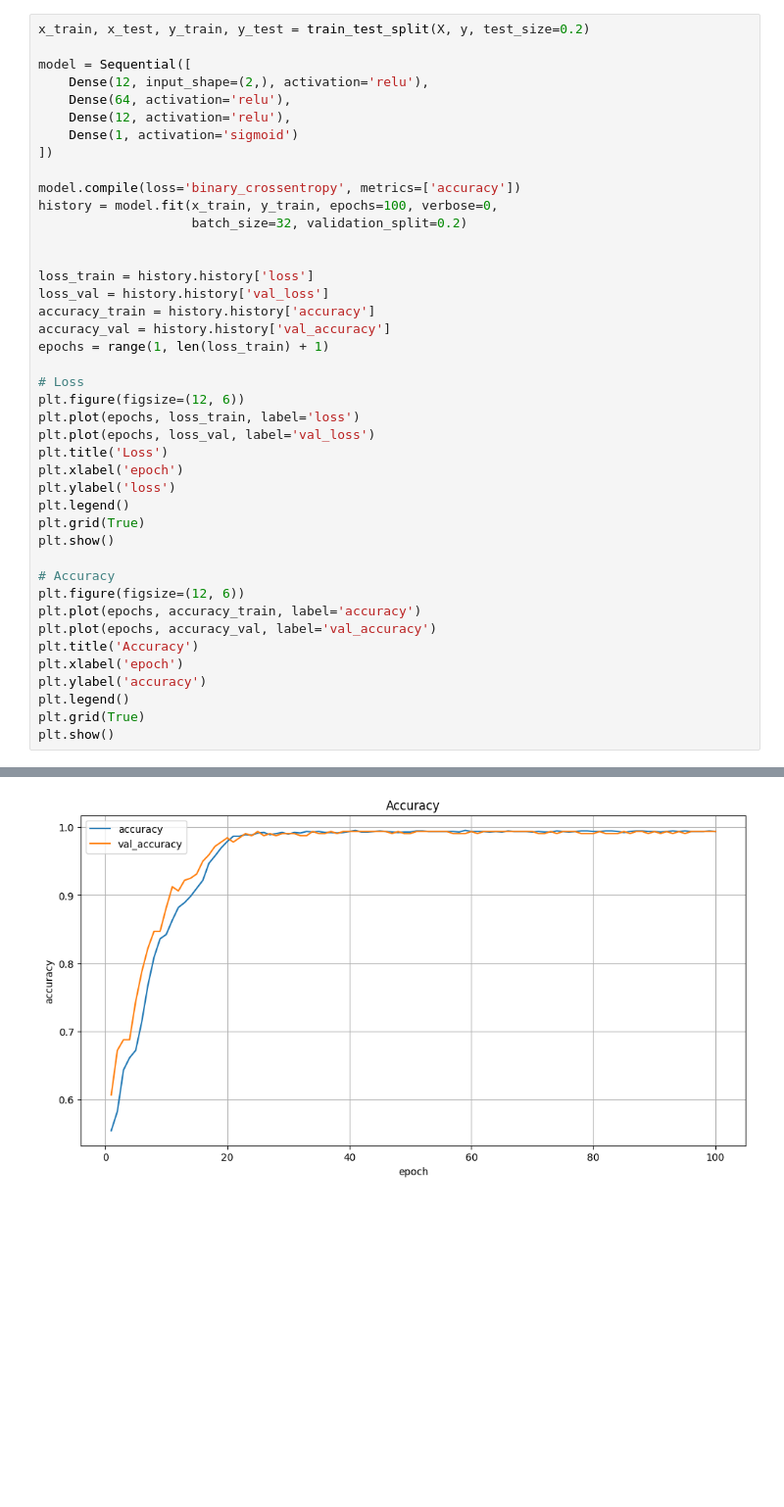
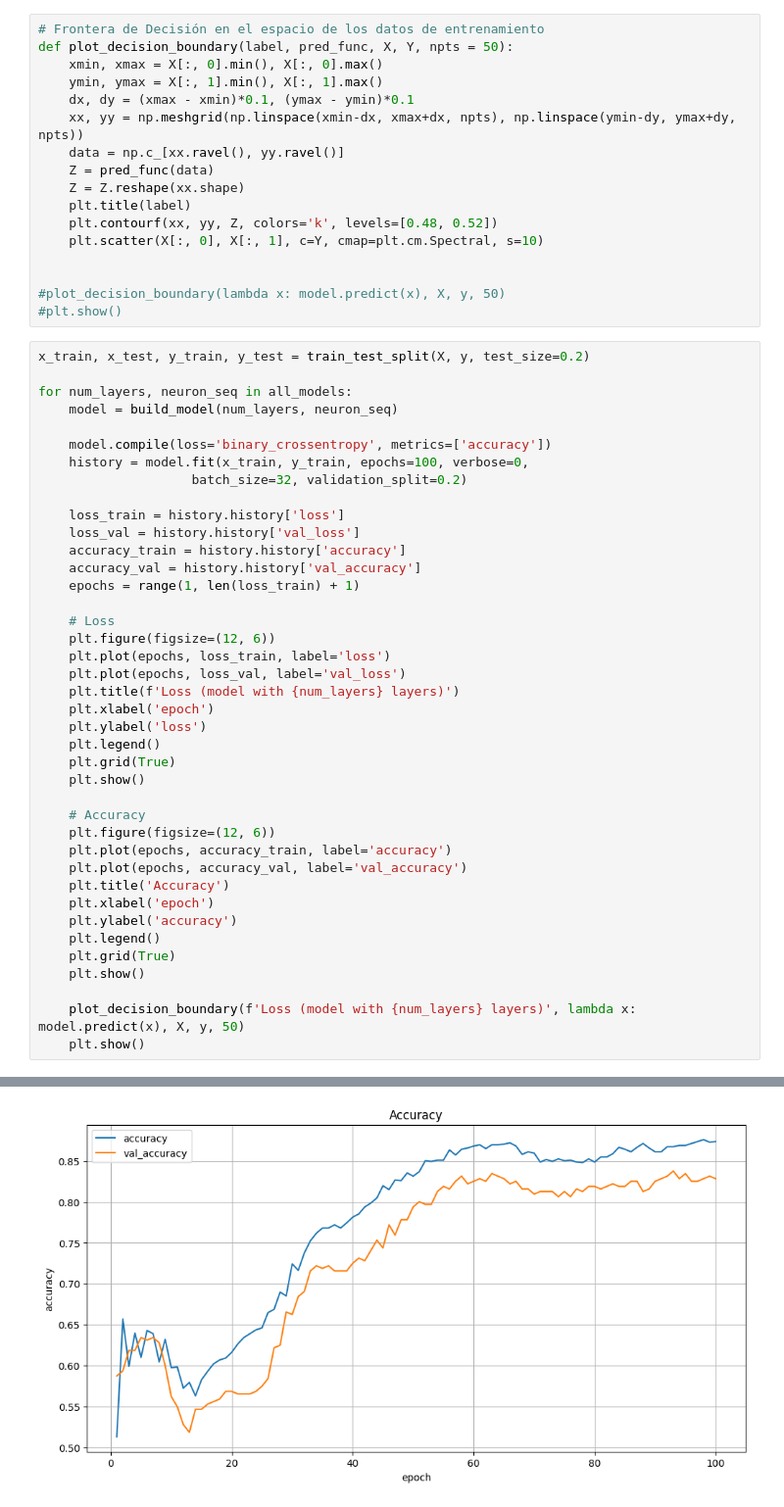
Before and after one commit to AlbertNath/rp-ml-20242, a Jupyter notebook: tarea6-2/rpaa-tarea6.ipynb, the cells around one changed output, grey strips where cells are left out. Shown at 98% size. Drawn from its saved outputs; the diff is of its cells as text; blank space fills up the shorter version.

```diff
--- a/tarea6-2/rpaa-tarea6.ipynb
+++ b/tarea6-2/rpaa-tarea6.ipynb
@@ -39,43 +58,58 @@ plt.show()
+# %%
+# Frontera de Decisión en el espacio de los datos de entrenamiento
+def plot_decision_boundary(label, pred_func, X, Y, npts = 50):
+    xmin, xmax = X[:, 0].min(), X[:, 0].max()
+    ymin, ymax = X[:, 1].min(), X[:, 1].max()
+    dx, dy = (xmax - xmin)*0.1, (ymax - ymin)*0.1
+    xx, yy = np.meshgrid(np.linspace(xmin-dx, xmax+dx, npts), np.linspace(ymin-dy, ymax+dy, npts))
+    data = np.c_[xx.ravel(), yy.ravel()]
+    Z = pred_func(data)
+    Z = Z.reshape(xx.shape)
+    plt.title(label)
+    plt.contourf(xx, yy, Z, colors='k', levels=[0.48, 0.52])
+    plt.scatter(X[:, 0], X[:, 1], c=Y, cmap=plt.cm.Spectral, s=10)
+
+
+#plot_decision_boundary(lambda x: model.predict(x), X, y, 50)
+#plt.show()
 # %%
 x_train, x_test, y_train, y_test = train_test_split(X, y, test_size=0.2)
 
-model = Sequential([
-    Dense(12, input_shape=(2,), activation='relu'),
-    Dense(64, activation='relu'),
-    Dense(12, activation='relu'),
-    Dense(1, activation='sigmoid')
-])
+for num_layers, neuron_seq in all_models:
+    model = build_model(num_layers, neuron_seq)
 
-model.compile(loss='binary_crossentropy', metrics=['accuracy'])
-history = model.fit(x_train, y_train, epochs=100, verbose=0,
+    model.compile(loss='binary_crossentropy', metrics=['accuracy'])
+    history = model.fit(x_train, y_train, epochs=100, verbose=0,
                     batch_size=32, validation_split=0.2)
 
+    loss_train = history.history['loss']
+    loss_val = history.history['val_loss']
+    accuracy_train = history.history['accuracy']
+    accuracy_val = history.history['val_accuracy']
+    epochs = range(1, len(loss_train) + 1)
 
-loss_train = history.history['loss']
-loss_val = history.history['val_loss']
-accuracy_train = history.history['accuracy']
-accuracy_val = history.history['val_accuracy']
-epochs = range(1, len(loss_train) + 1)
+    # Loss
+    plt.figure(figsize=(12, 6))
+    plt.plot(epochs, loss_train, label='loss')
+    plt.plot(epochs, loss_val, label='val_loss')
+    plt.title(f'Loss (model with {num_layers} layers)')
+    plt.xlabel('epoch')
+    plt.ylabel('loss')
+    plt.legend()
+    plt.grid(True)
+    plt.show()
 
-# Loss
-plt.figure(figsize=(12, 6))
-plt.plot(epochs, loss_train, label='loss')
-plt.plot(epochs, loss_val, label='val_loss')
-plt.title('Loss')
-plt.xlabel('epoch')
-plt.ylabel('loss')
-plt.legend()
-plt.grid(True)
-plt.show()
+    # Accuracy
+    plt.figure(figsize=(12, 6))
+    plt.plot(epochs, accuracy_train, label='accuracy')
+    plt.plot(epochs, accuracy_val, label='val_accuracy')
+    plt.title('Accuracy')
+    plt.xlabel('epoch')
+    plt.ylabel('accuracy')
+    plt.legend()
+    plt.grid(True)
+    plt.show()
 
-# Accuracy
-plt.figure(figsize=(12, 6))
-plt.plot(epochs, accuracy_train, label='accuracy')
-plt.plot(epochs, accuracy_val, label='val_accuracy')
-plt.title('Accuracy')
-plt.xlabel('epoch')
-plt.ylabel('accuracy')
-plt.legend()
-plt.grid(True)
-plt.show()
+    plot_decision_boundary(f'Loss (model with {num_layers} layers)', lambda x: model.predict(x), X, y, 50)
+    plt.show()
 # %% [output]
@@ -83 +117 @@ plt.show()
-[figure, old version]
+[figure, new version]
```
Also changed, not shown: parts of 5 cells of this notebook.
